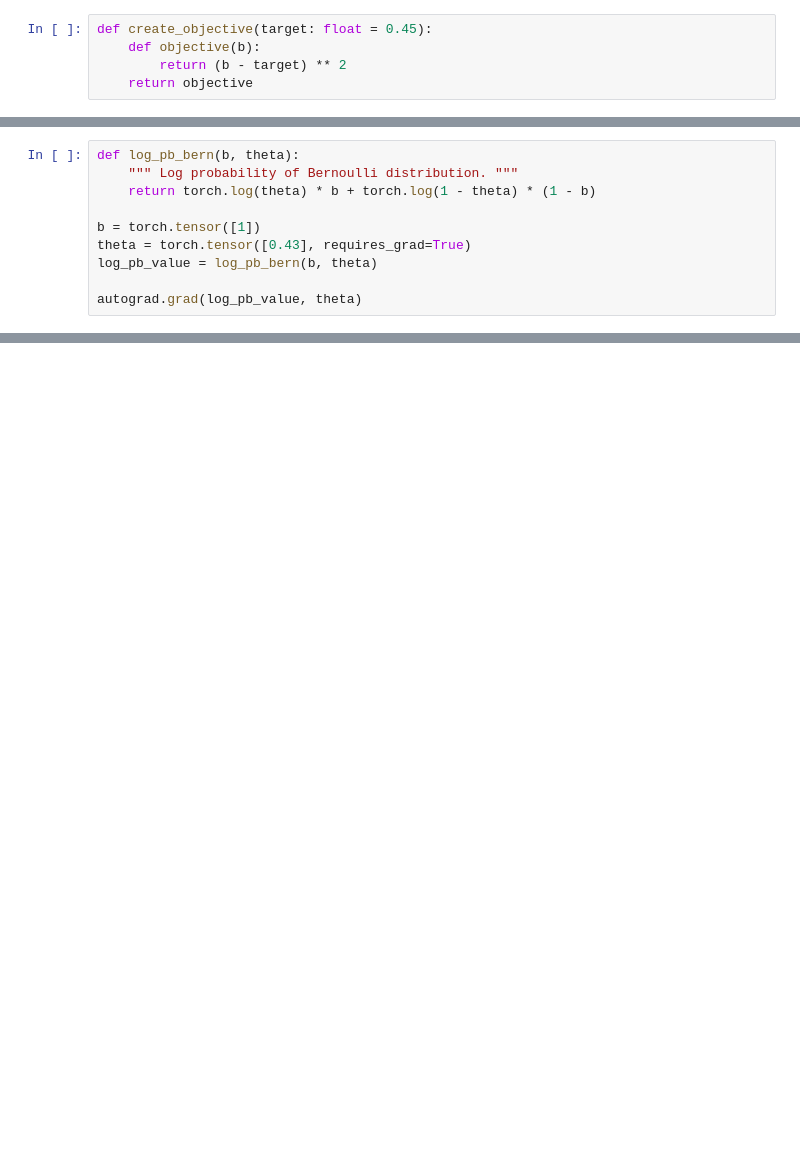
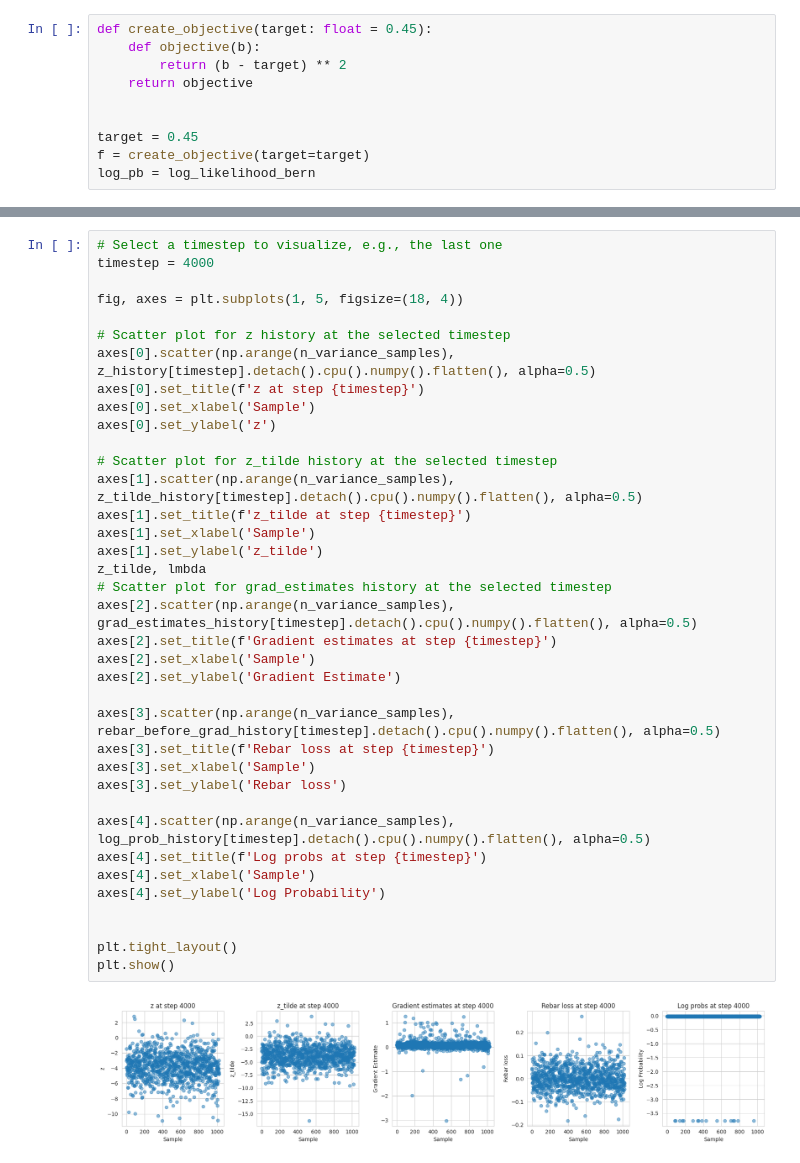
Before and after one commit to ZetrextJG/REBAR-PyTorch, a Jupyter notebook: toy_example.ipynb, the cells around one changed output, grey strips where cells are left out. Saved outputs shown, nothing was run; the diff lists cells and outputs as text; blank space fills up the shorter version.

```diff
--- a/toy_example.ipynb
+++ b/toy_example.ipynb
@@ -18,3 +20,8 @@ def create_objective(target: float = 0.45):
     def objective(b):
         return (b - target) ** 2
     return objective
+
+
+target = 0.45
+f = create_objective(target=target)
+log_pb = log_likelihood_bern
@@ -40,10 +27,0 @@ sns.lineplot(x=thetas.numpy(), y=results, label="Objective")
-# %%
-def log_pb_bern(b, theta):
-    """ Log probability of Bernoulli distribution. """
-    return torch.log(theta) * b + torch.log(1 - theta) * (1 - b)
-
-b = torch.tensor([1])
-theta = torch.tensor([0.43], requires_grad=True)
-log_pb_value = log_pb_bern(b, theta)
-
-autograd.grad(log_pb_value, theta)
@@ -284,0 +162,39 @@ sns.lineplot(x=range(len(etas)), y=etas, label="Eta", ax=axs[2])
+# %%
+# Select a timestep to visualize, e.g., the last one
+timestep = 4000
+
+fig, axes = plt.subplots(1, 5, figsize=(18, 4))
+
+# Scatter plot for z history at the selected timestep
+axes[0].scatter(np.arange(n_variance_samples), z_history[timestep].detach().cpu().numpy().flatten(), alpha=0.5)
+axes[0].set_title(f'z at step {timestep}')
+axes[0].set_xlabel('Sample')
+axes[0].set_ylabel('z')
+
+# Scatter plot for z_tilde history at the selected timestep
+axes[1].scatter(np.arange(n_variance_samples), z_tilde_history[timestep].detach().cpu().numpy().flatten(), alpha=0.5)
+axes[1].set_title(f'z_tilde at step {timestep}')
+axes[1].set_xlabel('Sample')
+axes[1].set_ylabel('z_tilde')
+z_tilde, lmbda
+# Scatter plot for grad_estimates history at the selected timestep
+axes[2].scatter(np.arange(n_variance_samples), grad_estimates_history[timestep].detach().cpu().numpy().flatten(), alpha=0.5)
+axes[2].set_title(f'Gradient estimates at step {timestep}')
+axes[2].set_xlabel('Sample')
+axes[2].set_ylabel('Gradient Estimate')
+
+axes[3].scatter(np.arange(n_variance_samples), rebar_before_grad_history[timestep].detach().cpu().numpy().flatten(), alpha=0.5)
+axes[3].set_title(f'Rebar loss at step {timestep}')
+axes[3].set_xlabel('Sample')
+axes[3].set_ylabel('Rebar loss')
+
+axes[4].scatter(np.arange(n_variance_samples), log_prob_history[timestep].detach().cpu().numpy().flatten(), alpha=0.5)
+axes[4].set_title(f'Log probs at step {timestep}')
+axes[4].set_xlabel('Sample')
+axes[4].set_ylabel('Log Probability')
+
+
+plt.tight_layout()
+plt.show()
+# %% [output]
+[figure, added]
```
Also changed, not shown: parts of 27 cells of this notebook, 5 other files.
